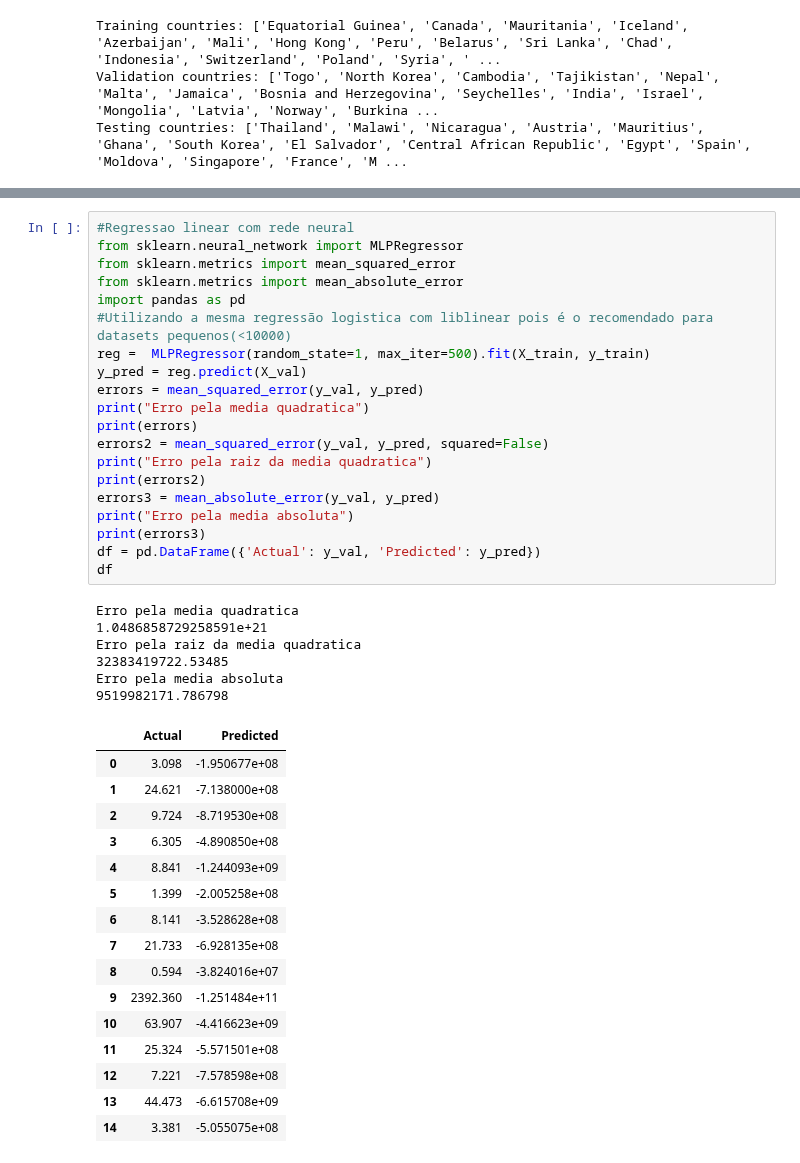
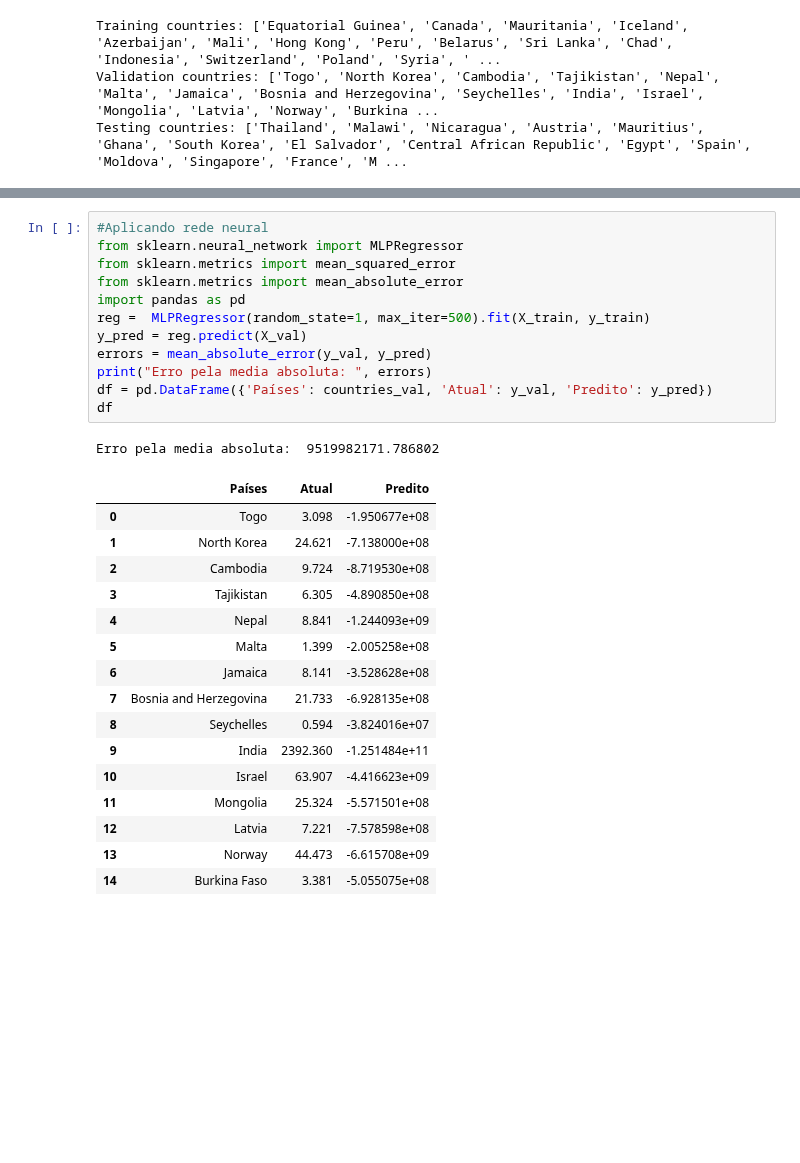
Before and after one commit to natanbcpc/final-ml-project, a Jupyter notebook: Final Project_v2.ipynb, the cells around one changed output, grey strips where cells are left out. Drawn from its saved outputs; the diff is of its cells as text; blank space fills up the shorter version.

```diff
--- a/Final Project_v2.ipynb
+++ b/Final Project_v2.ipynb
@@ -305,44 +266,31 @@ Erro pela media absoluta
 # %%
-#Regressao linear com rede neural
+#Aplicando rede neural
 from sklearn.neural_network import MLPRegressor
 from sklearn.metrics import mean_squared_error
 from sklearn.metrics import mean_absolute_error
 import pandas as pd
-#Utilizando a mesma regressão logistica com liblinear pois é o recomendado para datasets pequenos(<10000)
 reg =  MLPRegressor(random_state=1, max_iter=500).fit(X_train, y_train)
 y_pred = reg.predict(X_val)
-errors = mean_squared_error(y_val, y_pred)
-print("Erro pela media quadratica")
-print(errors)
-errors2 = mean_squared_error(y_val, y_pred, squared=False)
-print("Erro pela raiz da media quadratica")
-print(errors2)
-errors3 = mean_absolute_error(y_val, y_pred)
-print("Erro pela media absoluta")
-print(errors3)
-df = pd.DataFrame({'Actual': y_val, 'Predicted': y_pred})
+errors = mean_absolute_error(y_val, y_pred)
+print("Erro pela media absoluta: ", errors)
+df = pd.DataFrame({'Países': countries_val, 'Atual': y_val, 'Predito': y_pred})
 df
 # %% [output]
-Erro pela media quadratica
-1.0486858729258591e+21
-Erro pela raiz da media quadratica
-32383419722.53485
-Erro pela media absoluta
-9519982171.786798
+Erro pela media absoluta:  9519982171.786802
-|  | Actual | Predicted |
-| 0 | 3.098 | -1.950677e+08 |
-| 1 | 24.621 | -7.138000e+08 |
-| 2 | 9.724 | -8.719530e+08 |
-| 3 | 6.305 | -4.890850e+08 |
-| 4 | 8.841 | -1.244093e+09 |
-| 5 | 1.399 | -2.005258e+08 |
-| 6 | 8.141 | -3.528628e+08 |
-| 7 | 21.733 | -6.928135e+08 |
-| 8 | 0.594 | -3.824016e+07 |
-| 9 | 2392.360 | -1.251484e+11 |
-| 10 | 63.907 | -4.416623e+09 |
-| 11 | 25.324 | -5.571501e+08 |
-| 12 | 7.221 | -7.578598e+08 |
-| 13 | 44.473 | -6.615708e+09 |
-| 14 | 3.381 | -5.055075e+08 |
+|  | Países | Atual | Predito |
+| 0 | Togo | 3.098 | -1.950677e+08 |
+| 1 | North Korea | 24.621 | -7.138000e+08 |
+| 2 | Cambodia | 9.724 | -8.719530e+08 |
+| 3 | Tajikistan | 6.305 | -4.890850e+08 |
+| 4 | Nepal | 8.841 | -1.244093e+09 |
+| 5 | Malta | 1.399 | -2.005258e+08 |
+| 6 | Jamaica | 8.141 | -3.528628e+08 |
+| 7 | Bosnia and Herzegovina | 21.733 | -6.928135e+08 |
+| 8 | Seychelles | 0.594 | -3.824016e+07 |
+| 9 | India | 2392.360 | -1.251484e+11 |
+| 10 | Israel | 63.907 | -4.416623e+09 |
+| 11 | Mongolia | 25.324 | -5.571501e+08 |
+| 12 | Latvia | 7.221 | -7.578598e+08 |
+| 13 | Norway | 44.473 | -6.615708e+09 |
+| 14 | Burkina Faso | 3.381 | -5.055075e+08 |
 # %%
```
Also changed, not shown: parts of 8 cells of this notebook.
